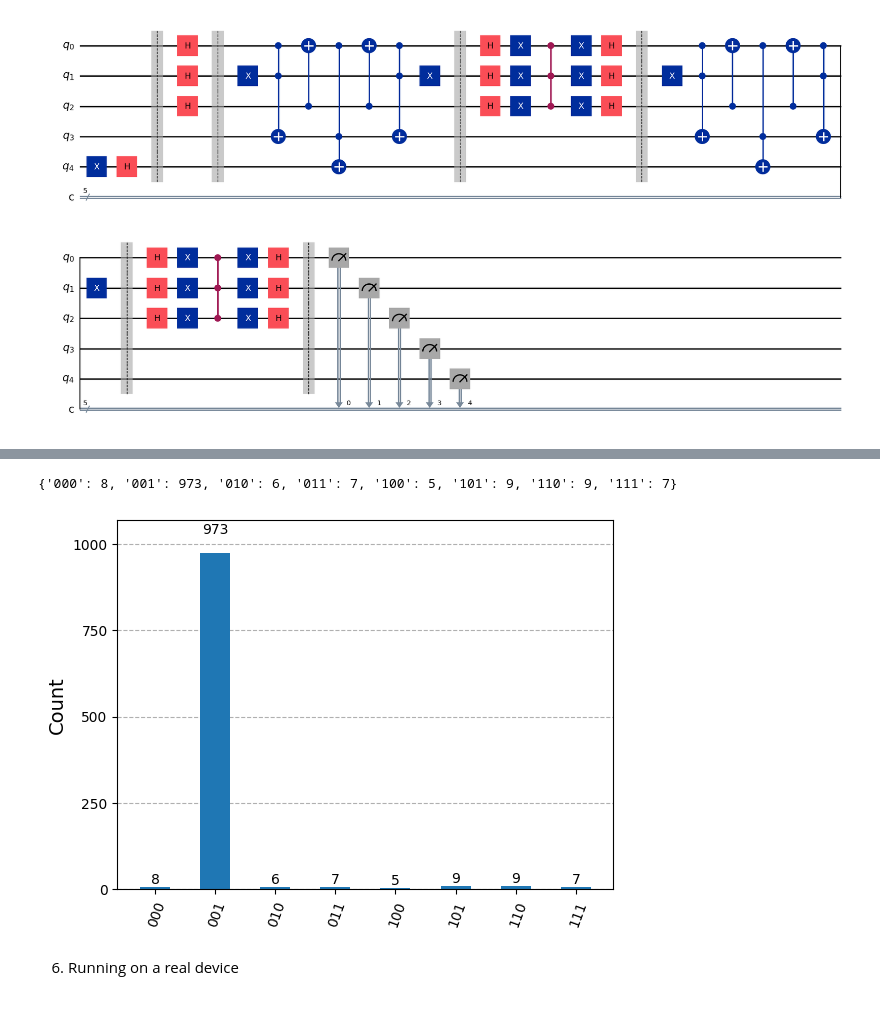
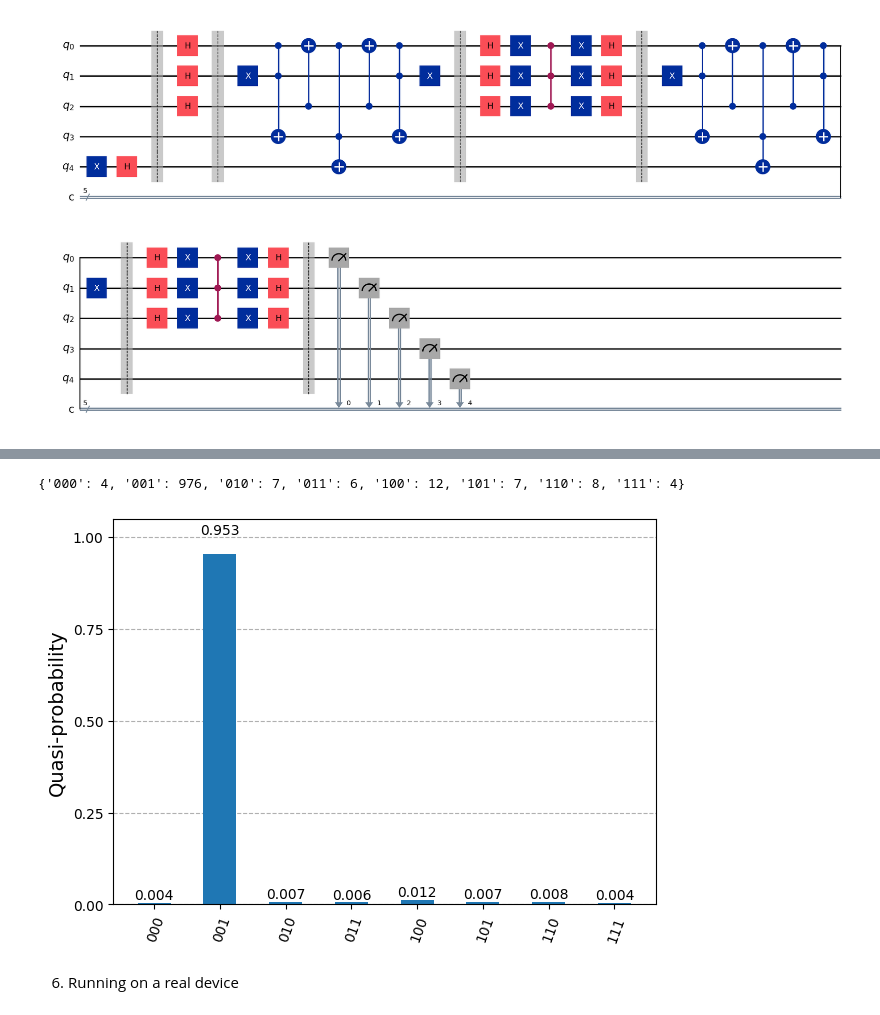
Before and after one commit to TheBarzani/vcgc, a Jupyter notebook: grover_circuit_for_3_node_coloring_2_queries.ipynb, the cells around one changed output, grey strips where cells are left out. Cells and saved outputs as stored; diff of their text form; code cells hidden in the pictures.

```diff
--- a/grover_circuit_for_3_node_coloring_2_queries.ipynb
+++ b/grover_circuit_for_3_node_coloring_2_queries.ipynb
@@ -90,35 +94,35 @@ qc_decomposed.draw('mpl')
 # %%
 from qiskit_aer import Aer
 # import basic plot tools
-from qiskit.visualization import plot_histogram
+from qiskit.visualization import plot_histogram, plot_distribution
 
 # Creating the backend
 qasm_sim = Aer.get_backend('qasm_simulator')
 result = qasm_sim.run(qc_decomposed).result()
 counts = result.get_counts()
 
 # A function to extract the counts of the useful qubits
 def process_counts(counts, num_qubits=3):
     # New dictionary to store our results in.
     new_counts = {f'{i:0{num_qubits}b}': 0 for i in range(2**num_qubits)}
 
     # Loop through the counts dictionary, adding the value to the
     # respective key in new_counts based on what state the show_qubit is in
     for count in counts:
         count_idx = (len(count) - num_qubits)
         new_counts[count[count_idx:count_idx+num_qubits]] += counts[count]
 
     return new_counts
 
 # Use the function to process the counts
 new_counts = process_counts(counts)
 print(new_counts)
-plot_histogram(new_counts)
+plot_distribution(new_counts)
 
 # plot_histogram(counts)
 # %% [output]
-{'000': 8, '001': 973, '010': 6, '011': 7, '100': 5, '101': 9, '110': 9, '111': 7}
+{'000': 4, '001': 976, '010': 7, '011': 6, '100': 12, '101': 7, '110': 8, '111': 4}
-[figure, old version]
+[figure, new version]
 # %% [markdown]
 6. Running on a real device
 # %%
```
Also changed, not shown: parts of 1 cell of this notebook, 3 other files.
